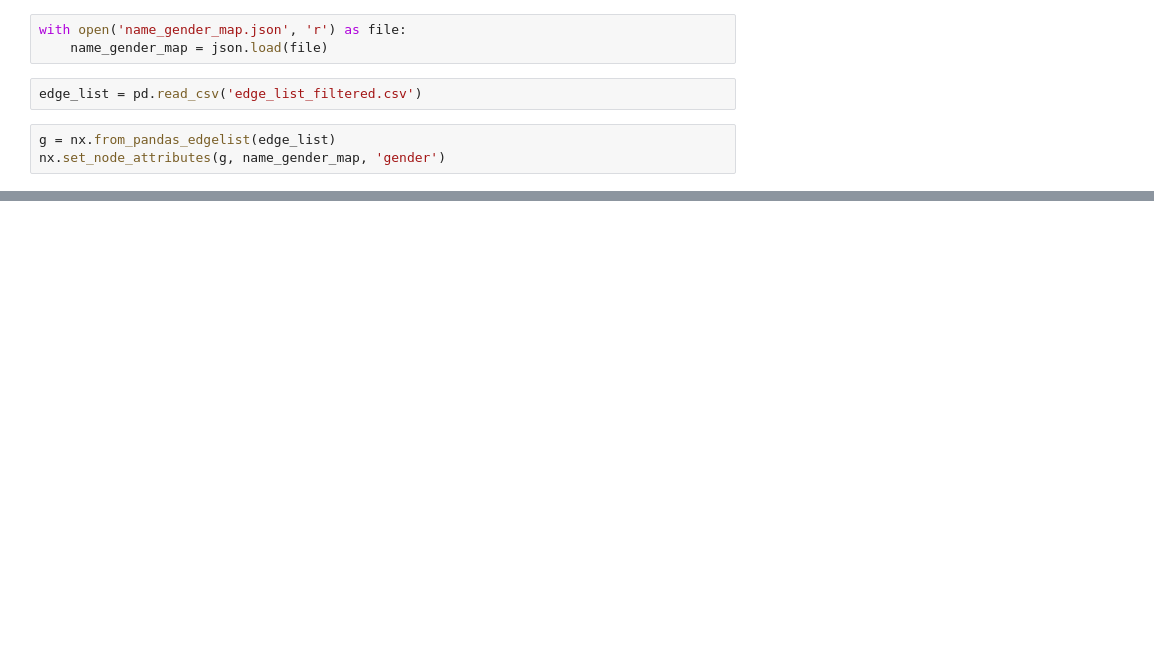
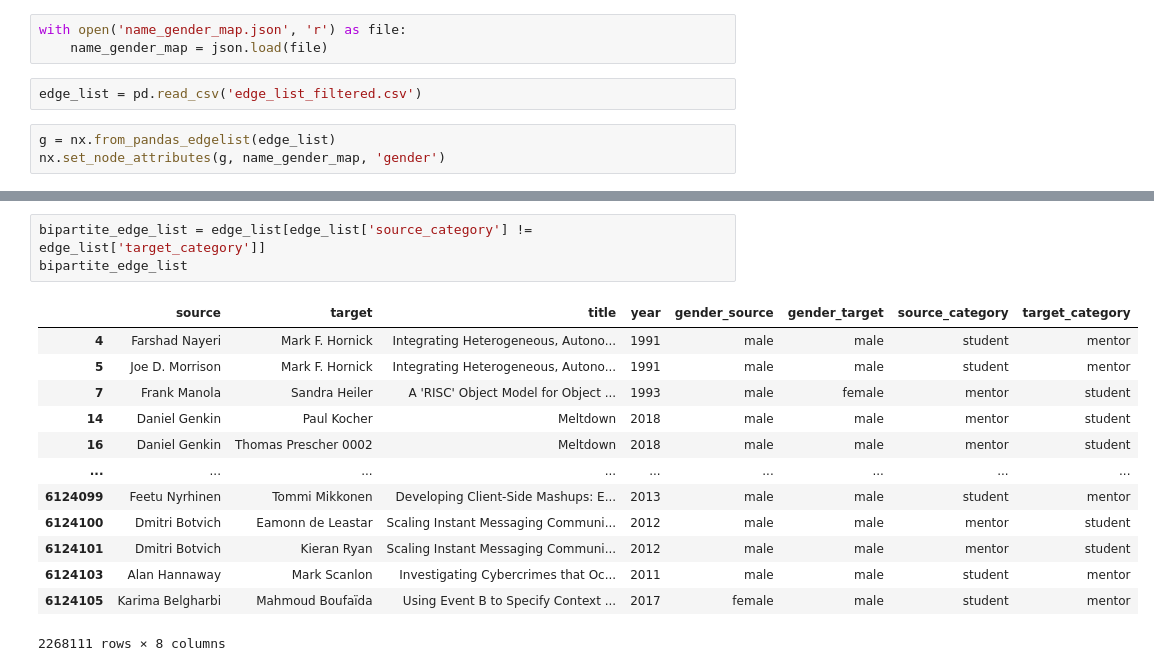
Before and after one commit to VirosaLi/dblp-analysis, a Jupyter notebook: data/test_note.ipynb, the cells around one changed output, grey strips where cells are left out. Cells and saved outputs as stored; diff of their text form; blank space fills up the shorter version.

```diff
--- a/data/test_note.ipynb
+++ b/data/test_note.ipynb
@@ -85,0 +109,17 @@ plt.show()
+# %%
+bipartite_edge_list = edge_list[edge_list['source_category'] != edge_list['target_category']]
+bipartite_edge_list
+# %% [output]
+|  | source | target | title | year | gender_source | gender_target | source_category | target_category |
+| 4 | Farshad Nayeri | Mark F. Hornick | Integrating Heterogeneous, Autono... | 1991 | male | male | student | mentor |
+| 5 | Joe D. Morrison | Mark F. Hornick | Integrating Heterogeneous, Autono... | 1991 | male | male | student | mentor |
+| 7 | Frank Manola | Sandra Heiler | A 'RISC' Object Model for Object ... | 1993 | male | female | mentor | student |
+| 14 | Daniel Genkin | Paul Kocher | Meltdown | 2018 | male | male | mentor | student |
+| 16 | Daniel Genkin | Thomas Prescher 0002 | Meltdown | 2018 | male | male | mentor | student |
+| ... | ... | ... | ... | ... | ... | ... | ... | ... |
+| 6124099 | Feetu Nyrhinen | Tommi Mikkonen | Developing Client-Side Mashups: E... | 2013 | male | male | student | mentor |
+| 6124100 | Dmitri Botvich | Eamonn de Leastar | Scaling Instant Messaging Communi... | 2012 | male | male | mentor | student |
+| 6124101 | Dmitri Botvich | Kieran Ryan | Scaling Instant Messaging Communi... | 2012 | male | male | mentor | student |
+| 6124103 | Alan Hannaway | Mark Scanlon | Investigating Cybercrimes that Oc... | 2011 | male | male | student | mentor |
+| 6124105 | Karima Belgharbi | Mahmoud Boufaïda | Using Event B to Specify Context ... | 2017 | female | male | student | mentor |
+2268111 rows × 8 columns
```
Also changed, not shown: parts of 24 cells of this notebook, 7 other files.
